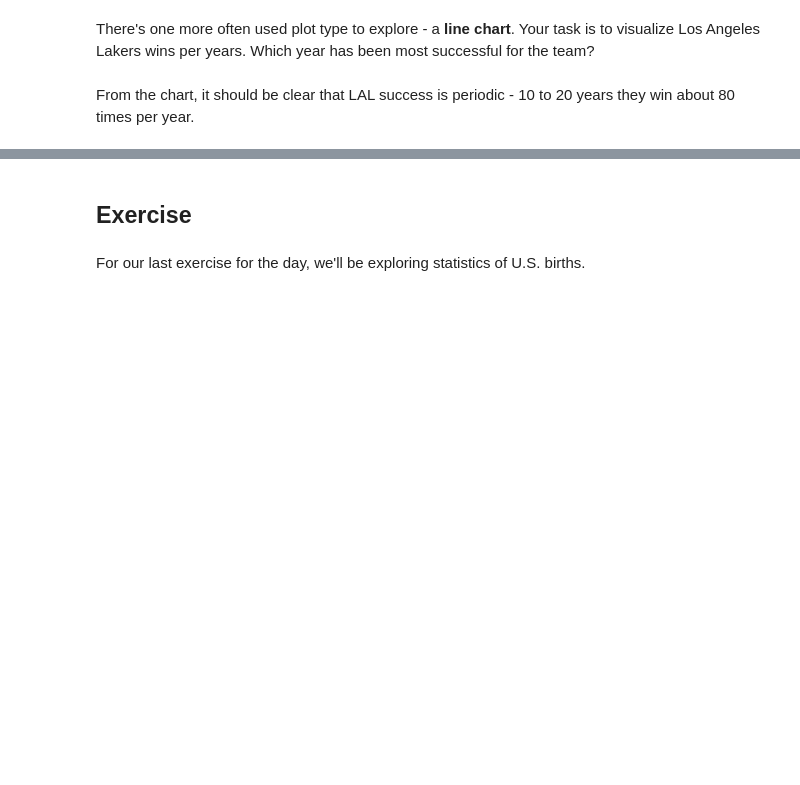
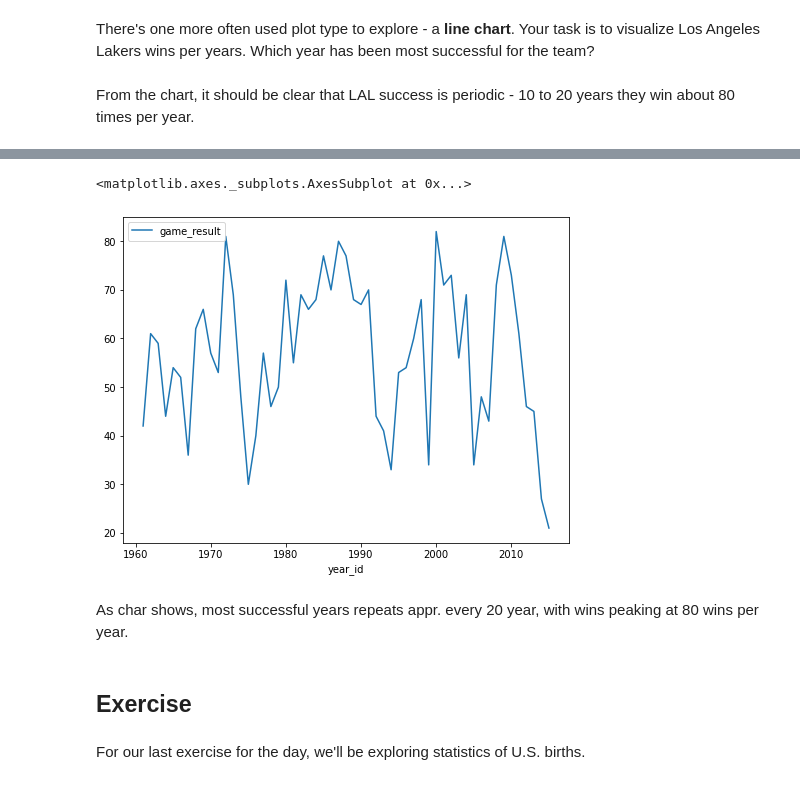
Before and after one commit to tomwrx/Data-Science-and-AI, a Jupyter notebook: Demo_subproject.ipynb, the cells around one changed output, grey strips where cells are left out. Saved outputs shown, nothing was run; the diff lists cells and outputs as text; code cells hidden in the pictures; blank space fills up the shorter version.

```diff
--- a/Demo_subproject.ipynb
+++ b/Demo_subproject.ipynb
@@ -321,3 +326,6 @@ Seems like most teams do score ~100 - 105 points per game. The kind of distribut
 There's one more often used plot type to explore - a **line chart**. Your task is to visualize Los Angeles Lakers wins per years. Which year has been most successful for the team?
 # %% [markdown]
 From the chart, it should be clear that LAL success is periodic - 10 to 20 years they win about 80 times per year.
+# %%
+LAL_df = df1[(df1['team_id'] == 'LAL') & (df1['game_result'] == 'W')]
+LAL_df.head()
@@ -324,3 +339,12 @@ From the chart, it should be clear that LAL success is periodic - 10 to 20 years
+# %%
+LAL_grouped = LAL_df.groupby('year_id').agg({'game_result':len})
+# %%
+LAL_grouped.plot(kind = 'line', figsize = (8, 6))
+# %% [output]
+<matplotlib.axes._subplots.AxesSubplot at 0x...>
+[figure, added]
+# %% [markdown]
+As char shows, most successful years repeats appr. every 20 year, with wins peaking at 80 wins per year.
 # %% [markdown]
 ## Exercise
 # %% [markdown]
```
Also changed, not shown: parts of 2 cells of this notebook.
